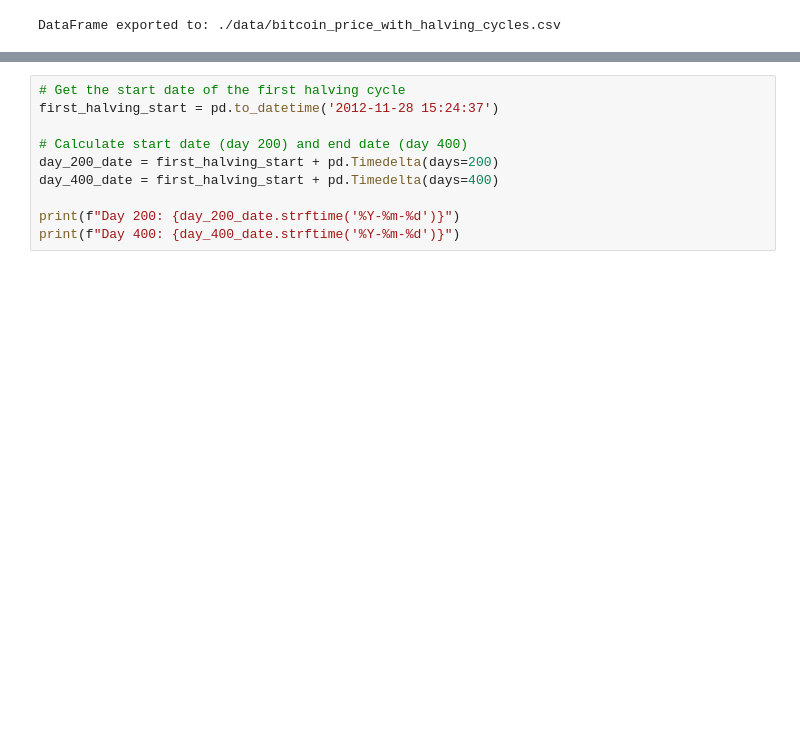
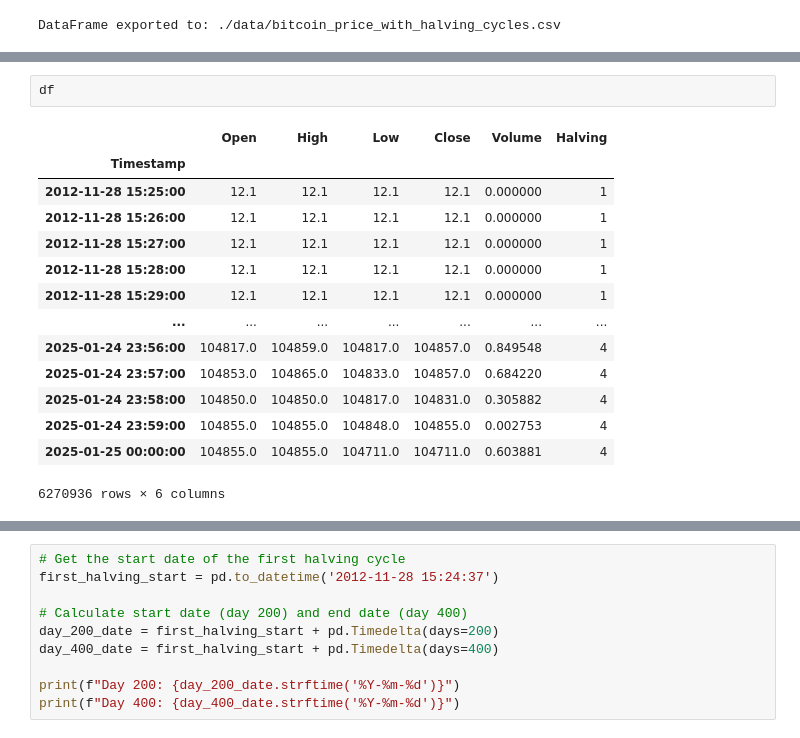
Before and after one commit to ekcm/crypto-historical-patterns, a Jupyter notebook: notebooks/Bitcoin-cycle.ipynb, the cells around one changed output, grey strips where cells are left out. Saved outputs shown, nothing was run; the diff lists cells and outputs as text; blank space fills up the shorter version.

```diff
--- a/notebooks/Bitcoin-cycle.ipynb
+++ b/notebooks/Bitcoin-cycle.ipynb
@@ -323,0 +344,17 @@ DataFrame exported to: ./data/bitcoin_price_with_halving_cycles.csv
+# %%
+df
+# %% [output]
+|  | Open | High | Low | Close | Volume | Halving |
+| Timestamp |  |  |  |  |  |  |
+| 2012-11-28 15:25:00 | 12.1 | 12.1 | 12.1 | 12.1 | 0.000000 | 1 |
+| 2012-11-28 15:26:00 | 12.1 | 12.1 | 12.1 | 12.1 | 0.000000 | 1 |
+| 2012-11-28 15:27:00 | 12.1 | 12.1 | 12.1 | 12.1 | 0.000000 | 1 |
+| 2012-11-28 15:28:00 | 12.1 | 12.1 | 12.1 | 12.1 | 0.000000 | 1 |
+| 2012-11-28 15:29:00 | 12.1 | 12.1 | 12.1 | 12.1 | 0.000000 | 1 |
+| ... | ... | ... | ... | ... | ... | ... |
+| 2025-01-24 23:56:00 | 104817.0 | 104859.0 | 104817.0 | 104857.0 | 0.849548 | 4 |
+| 2025-01-24 23:57:00 | 104853.0 | 104865.0 | 104833.0 | 104857.0 | 0.684220 | 4 |
+| 2025-01-24 23:58:00 | 104850.0 | 104850.0 | 104817.0 | 104831.0 | 0.305882 | 4 |
+| 2025-01-24 23:59:00 | 104855.0 | 104855.0 | 104848.0 | 104855.0 | 0.002753 | 4 |
+| 2025-01-25 00:00:00 | 104855.0 | 104855.0 | 104711.0 | 104711.0 | 0.603881 | 4 |
+6270936 rows × 6 columns
```
Also changed, not shown: parts of 15 cells of this notebook, 3 other files.
